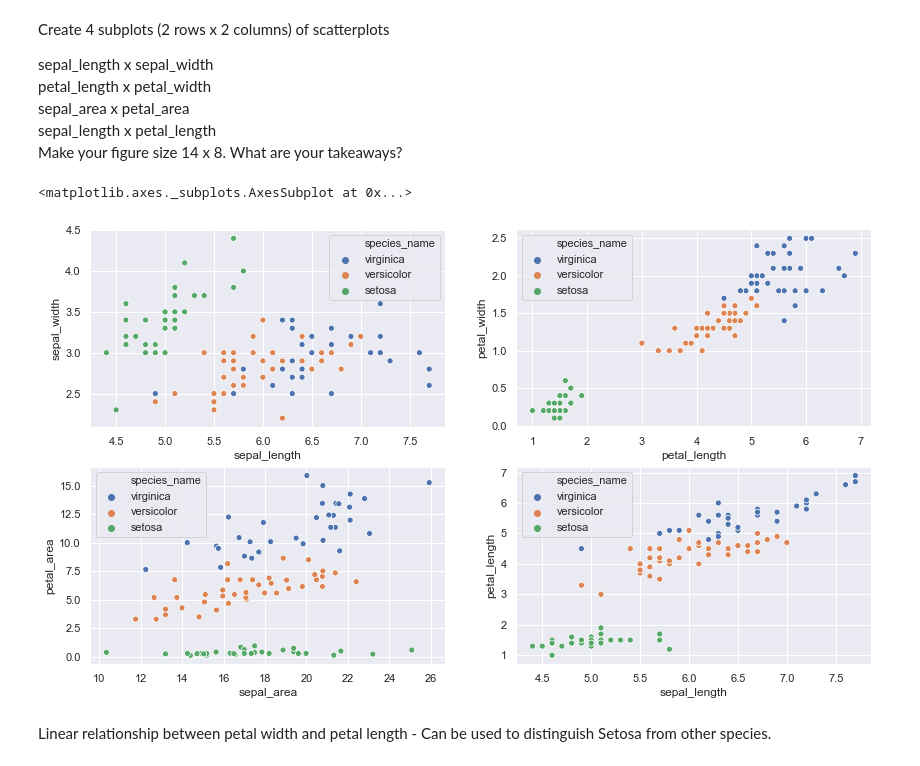
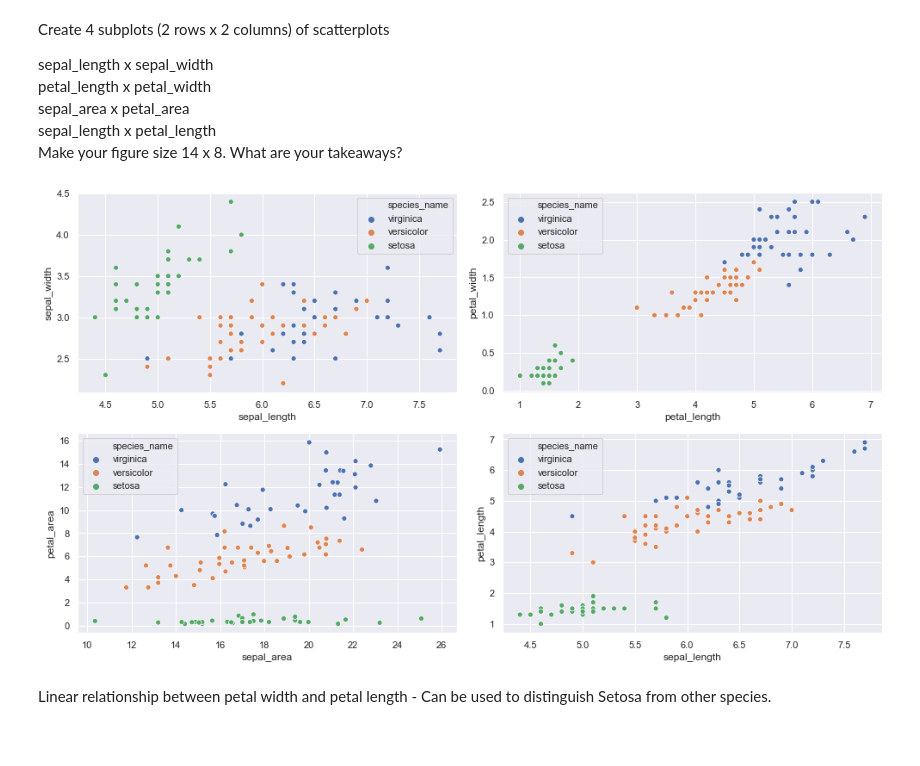
Before and after one commit to ravinder79/classification, a Jupyter notebook: classification_exercises.ipynb, the cells around one changed output. Cells and saved outputs as stored; diff of their text form; code cells hidden in the pictures; blank space fills up the shorter version.

```diff
--- a/classification_exercises.ipynb
+++ b/classification_exercises.ipynb
@@ -532,21 +570,22 @@ train['petal_area'] = train.petal_length* train.petal_width
 # %%
 plt.rc('figure', figsize=(14, 8))
 plt.rc('font', size=13)
 
 plt.subplot(2,2,1)
 sns.scatterplot(x= 'sepal_length', y = 'sepal_width', data = train, hue = 'species_name')
 
 plt.subplot(2,2,2)
 sns.scatterplot(x= 'petal_length', y = 'petal_width', data = train, hue = 'species_name')
 
 plt.subplot(2,2,3)
 sns.scatterplot(x= 'sepal_area', y = 'petal_area', data = train, hue = 'species_name')
 
 plt.subplot(2,2,4)
 sns.scatterplot(x= 'sepal_length', y = 'petal_length', data = train, hue = 'species_name')
+
+plt.tight_layout()
 # %% [output]
-<matplotlib.axes._subplots.AxesSubplot at 0x...>
-[figure, old version]
+[figure, new version]
 # %% [markdown]
 Linear relationship between petal width and petal length - Can be used to distinguish Setosa from other species.
 # %%
```
Also changed, not shown: parts of 5 cells of this notebook.
